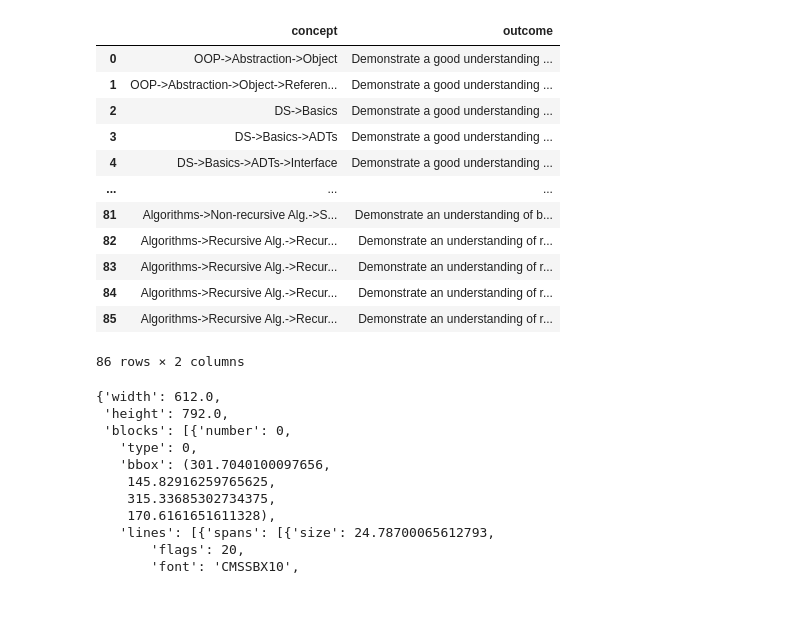
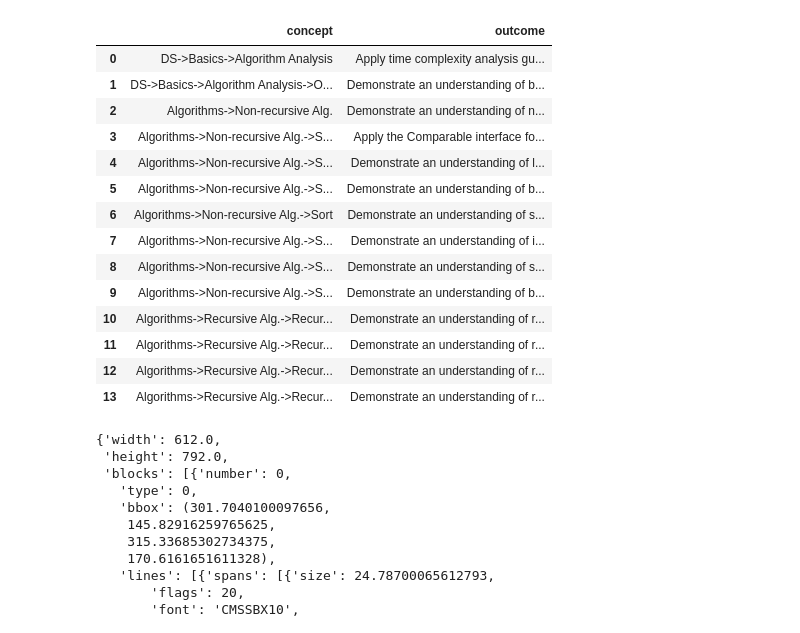
Before and after one commit to zhutchens/4990_llm_relation_extraction, a Jupyter notebook: playground.ipynb, the cells around one changed output. Drawn from its saved outputs; the diff is of its cells as text; code cells hidden in the pictures; blank space fills up the shorter version.

```diff
--- a/playground.ipynb
+++ b/playground.ipynb
@@ -18,20 +18,22 @@ hadoop_link = getenv('hadoop')
 token = getenv('token')
 os.environ['OPENAI_API_KEY'] = token
 # %%
-data = pd.read_csv('data/clean_data.csv')
+data = pd.read_csv('data/sorting.csv')
 data.columns = ['concept', 'outcome']
 data
 # %% [output]
 |  | concept | outcome |
-| 0 | OOP->Abstraction->Object | Demonstrate a good understanding ... |
-| 1 | OOP->Abstraction->Object->Referen... | Demonstrate a good understanding ... |
-| 2 | DS->Basics | Demonstrate a good understanding ... |
-| 3 | DS->Basics->ADTs | Demonstrate a good understanding ... |
-| 4 | DS->Basics->ADTs->Interface | Demonstrate a good understanding ... |
-| ... | ... | ... |
-| 81 | Algorithms->Non-recursive Alg.->S... | Demonstrate an understanding of b... |
-| 82 | Algorithms->Recursive Alg.->Recur... | Demonstrate an understanding of r... |
-| 83 | Algorithms->Recursive Alg.->Recur... | Demonstrate an understanding of r... |
-| 84 | Algorithms->Recursive Alg.->Recur... | Demonstrate an understanding of r... |
-| 85 | Algorithms->Recursive Alg.->Recur... | Demonstrate an understanding of r... |
+| 0 | DS->Basics->Algorithm Analysis | Apply time complexity analysis gu... |
+| 1 | DS->Basics->Algorithm Analysis->O... | Demonstrate an understanding of b... |
+| 2 | Algorithms->Non-recursive Alg. | Demonstrate an understanding of n... |
+| 3 | Algorithms->Non-recursive Alg.->S... | Apply the Comparable interface fo... |
+| 4 | Algorithms->Non-recursive Alg.->S... | Demonstrate an understanding of l... |
+| 5 | Algorithms->Non-recursive Alg.->S... | Demonstrate an understanding of b... |
+| 6 | Algorithms->Non-recursive Alg.->Sort | Demonstrate an understanding of s... |
+| 7 | Algorithms->Non-recursive Alg.->S... | Demonstrate an understanding of i... |
+| 8 | Algorithms->Non-recursive Alg.->S... | Demonstrate an understanding of s... |
+| 9 | Algorithms->Non-recursive Alg.->S... | Demonstrate an understanding of b... |
+| 10 | Algorithms->Recursive Alg.->Recur... | Demonstrate an understanding of r... |
+| 11 | Algorithms->Recursive Alg.->Recur... | Demonstrate an understanding of r... |
+| 12 | Algorithms->Recursive Alg.->Recur... | Demonstrate an understanding of r... |
+| 13 | Algorithms->Recursive Alg.->Recur... | Demonstrate an understanding of r... |
-86 rows × 2 columns
```
Also changed, not shown: parts of 30 cells of this notebook, 5 other files.
